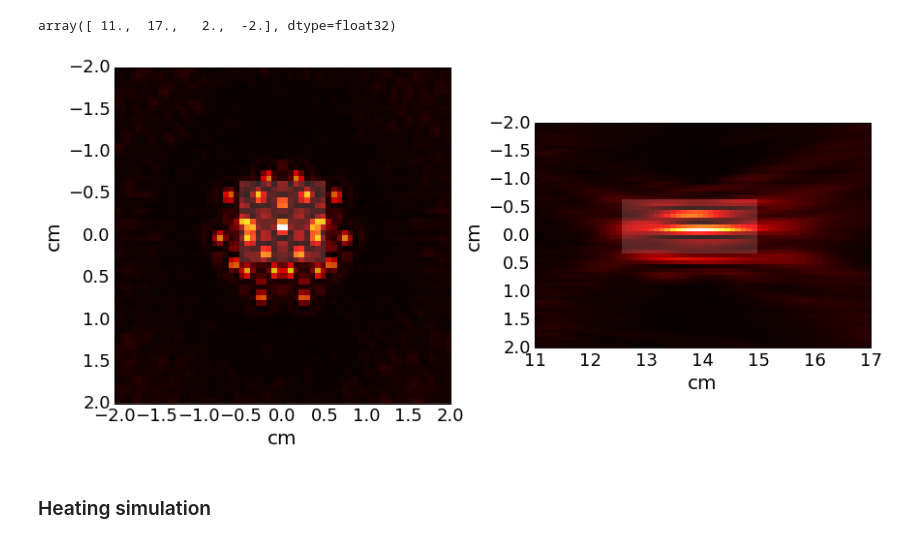
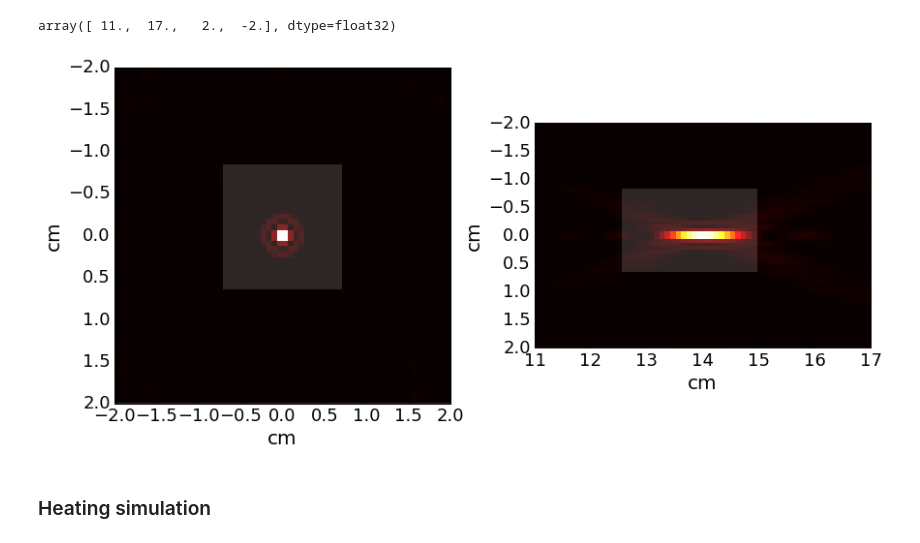
Before and after one commit to vlchaplin/fus_thermalmodelling, a Jupyter notebook: Trajectory_PowerFit.ipynb, the cells around one changed output. Cells and saved outputs as stored; diff of their text form; code cells hidden in the pictures.

```diff
--- a/Trajectory_PowerFit.ipynb
+++ b/Trajectory_PowerFit.ipynb
@@ -35,5 +35,3 @@ def plotTraj(vec,maxR_mm=10,dR_mm=4,z_mm=140):
 # %%
 #plt.rc('text',usetex=True)
 plt.rc('font', family='sans-serif', size=20)
-# %%
-plt.rcParams.keys()
@@ -152,10 +132,10 @@ ROION=   geom.roiGen([[-0.0015,0.0, 0.14]], lambda x,y,z: geom.inEllipse(x,y,z,
 ROIEXTRA=geom.roiGen([[-0.0015,0., 0.14]], lambda x,y,z: geom.inEllipse(x,y,z,0.01,0.01,0.04),gxp,gyp,gzp )
 ROIOFF = np.logical_and( ROIEXTRA, np.logical_not(ROION))
 # %%
-xcenter=-0.0015
+xcenter=-0.001
 #ROION=   geom.roiGen([[-0.0015,0.0, 0.14]], lambda x,y,z: geom.inCuboidBounds(x,y,z, xw=-[0.005, 0.005]),gxp,gyp,gzp)
-ROION=   geom.inCuboidBounds(gxp - xcenter,gyp,gzp, xr=[-0.005, 0.005], yr=[-0.005, 0.005], zr=[0.125, 0.15])
-ROIEXTRA=geom.roiGen([[xoffset,0., 0.14]], lambda x,y,z: geom.inCuboid(x,y,z,0.01,0.01,0.04),gxp,gyp,gzp )
+ROION=   geom.inCuboidBounds(gxp - xcenter,gyp,gzp, xr=[-0.0075, 0.0075], yr=[-0.0075, 0.0075], zr=[0.125, 0.15])
+ROIEXTRA=geom.roiGen([[xcenter,0., 0.14]], lambda x,y,z: geom.inCuboid(x,y,z,0.01,0.01,0.04),gxp,gyp,gzp )
 ROIOFF = np.logical_and( ROIEXTRA, np.logical_not(ROION))
 # %%
 PBHE_CUDA.ResetGPU()
@@ -250,31 +232,32 @@ array([ 11.,  17.,   2.,  -2.], dtype=float32)
 # %%
 yi=floor( ny / 2 )
 extXY = 100*np.array( [yrp[0],yrp[-1],xrp[-1],xrp[0]] )
 extZX = 100*np.array( [zrp[0],zrp[-1],xrp[-1],xrp[0]] )
 
 fig,axTable=plt.subplots(nrows=1,ncols=2,sharey=False,sharex=False, squeeze=True,gridspec_kw=dict(wspace=0.25,hspace=0.1), figsize=(14,8))
 #fig=plt.figure(figsize=(8,8))
 
-sumIntensity = np.mean( I1precomputed, axis=0)
+#sumIntensity = np.mean( I1precomputed, axis=0)
+sumIntensity = np.mean( IStaticPrecomputed, axis=0)
 
 ax=axTable[0]
 im=ax.imshow(sumIntensity[:,:,focplaneZpix],cmap=image.cm.hot,interpolation='none', extent=extXY)
 ax.imshow( ROION[:,:,focplaneZpix] , extent=extXY, vmin=0,vmax=1,cmap=image.cm.gray,alpha=0.15, interpolation='none')
 #ax.plot(coords[:,1] /10,coords[:,0]/10,'--o')
 ax.set_ylabel('cm', fontsize=20)
 
 
 ax=axTable[1]
 imT=ax.imshow( sumIntensity[:,yi,:], cmap=image.cm.hot,interpolation='none', extent=extZX)
 ax.imshow( ROION[:,yi,:] , vmin=0,vmax=1,cmap=image.cm.gray,alpha=0.15, interpolation='none',  extent=extZX)
 ax.set_ylabel('cm', fontsize=20)
 
 
 for ax in axTable.flatten():
     ax.set_xlabel('cm', fontsize=20)
     ax.tick_params(labelsize=18)
 # %% [output]
-[figure, old version]
+[figure, new version]
 # %% [markdown]
 <h3> Heating simulation
 # %%
```
Also changed, not shown: parts of 12 cells of this notebook, 1 other file.
